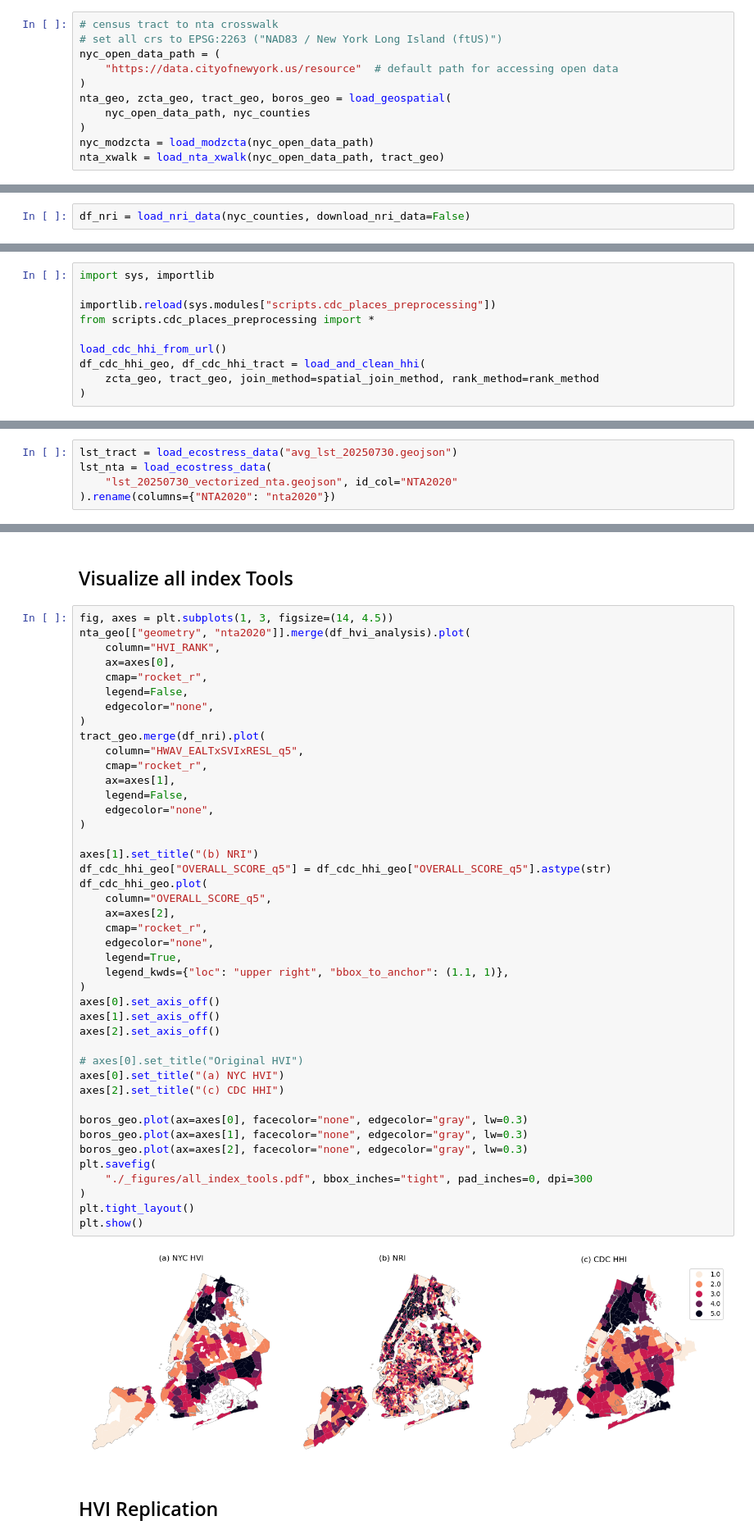
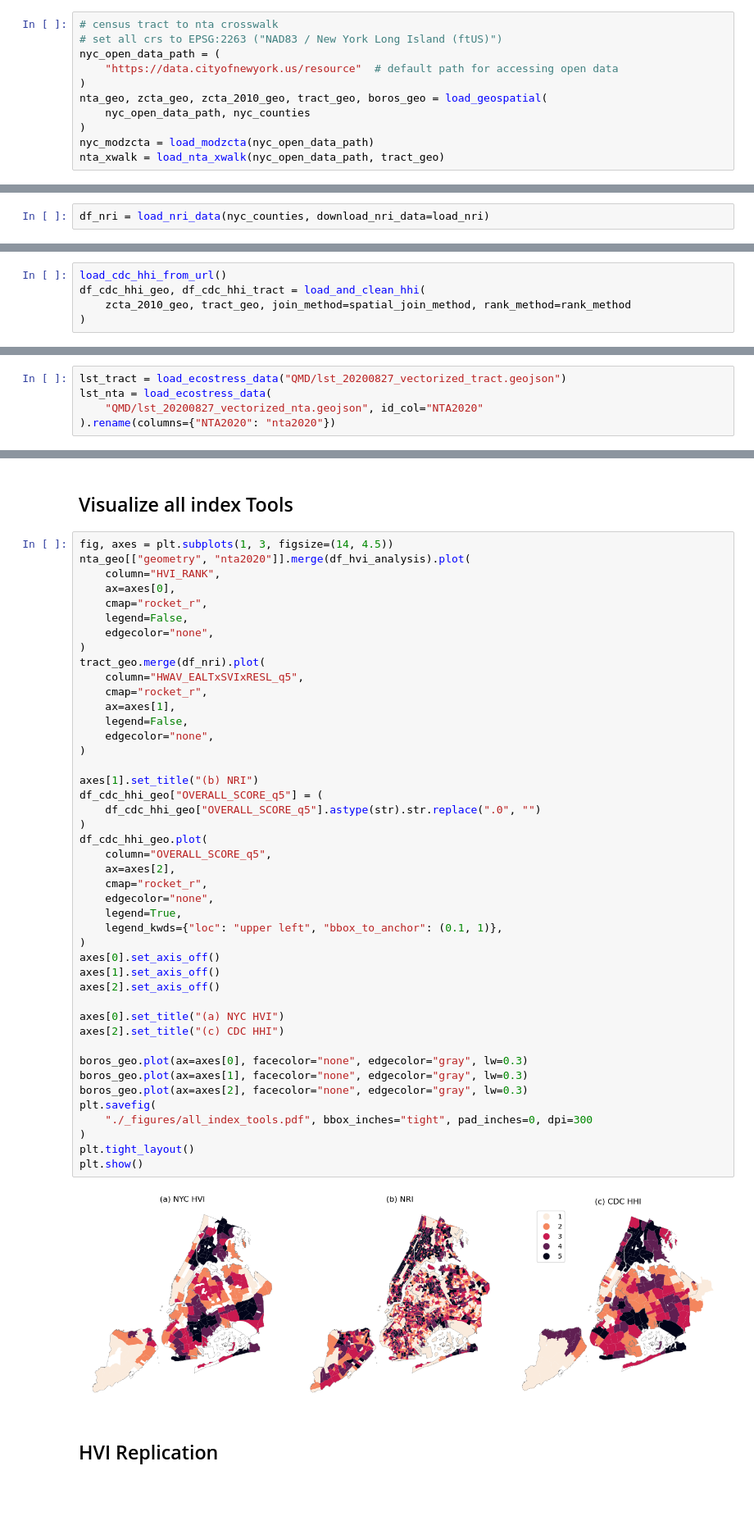
Before and after one commit to jennahgosciak/ScrutinizingIndexRiskAssessments, a Jupyter notebook: replicate-figures.ipynb, the cells around one changed output, grey strips where cells are left out. Shown at 82% size. Drawn from its saved outputs; the diff is of its cells as text; blank space fills up the shorter version.

Commit message:
add in 2010 zcta data

```diff
--- a/replicate-figures.ipynb
+++ b/replicate-figures.ipynb
@@ -40,7 +52,7 @@ markers = ["D", "^", "o"]
 nyc_open_data_path = (
     "https://data.cityofnewyork.us/resource"  # default path for accessing open data
 )
-nta_geo, zcta_geo, tract_geo, boros_geo = load_geospatial(
+nta_geo, zcta_geo, zcta_2010_geo, tract_geo, boros_geo = load_geospatial(
     nyc_open_data_path, nyc_counties
 )
 nyc_modzcta = load_modzcta(nyc_open_data_path)
@@ -95,7 +108,7 @@ Number of values < 0 for median_hhinc is: 86
 # %% [markdown]
 ## Load the National Risk Index Data (NRI)
 # %%
-df_nri = load_nri_data(nyc_counties, download_nri_data=False)
+df_nri = load_nri_data(nyc_counties, download_nri_data=load_nri)
 # %% [output]
 ------------------------
 Loading NRI data (tract-level)
@@ -224,14 +237,9 @@ dtype: str
 # %% [markdown]
 ## Load CDC HHI Data
 # %%
-import sys, importlib
-
-importlib.reload(sys.modules["scripts.cdc_places_preprocessing"])
-from scripts.cdc_places_preprocessing import *
-
 load_cdc_hhi_from_url()
 df_cdc_hhi_geo, df_cdc_hhi_tract = load_and_clean_hhi(
-    zcta_geo, tract_geo, join_method=spatial_join_method, rank_method=rank_method
+    zcta_2010_geo, tract_geo, join_method=spatial_join_method, rank_method=rank_method
 )
 # %% [output]
 ------------------------
@@ -252,9 +260,9 @@ plot_simple_map(df_cdc_hhi_geo, boros_geo, "OVERALL_SCORE_q5", "cdc_hhi.pdf")
 # %% [markdown]
 ## Load ECOSTRESS Data
 # %%
-lst_tract = load_ecostress_data("avg_lst_20250730.geojson")
+lst_tract = load_ecostress_data("QMD/lst_20200827_vectorized_tract.geojson")
 lst_nta = load_ecostress_data(
-    "lst_20250730_vectorized_nta.geojson", id_col="NTA2020"
+    "QMD/lst_20200827_vectorized_nta.geojson", id_col="NTA2020"
 ).rename(columns={"NTA2020": "nta2020"})
 # %% [output]
 ------------------------
@@ -398,37 +405,38 @@ tract_geo.merge(df_nri).plot(
     cmap="rocket_r",
     ax=axes[1],
     legend=False,
     edgecolor="none",
 )
 
 axes[1].set_title("(b) NRI")
-df_cdc_hhi_geo["OVERALL_SCORE_q5"] = df_cdc_hhi_geo["OVERALL_SCORE_q5"].astype(str)
+df_cdc_hhi_geo["OVERALL_SCORE_q5"] = (
+    df_cdc_hhi_geo["OVERALL_SCORE_q5"].astype(str).str.replace(".0", "")
+)
 df_cdc_hhi_geo.plot(
     column="OVERALL_SCORE_q5",
     ax=axes[2],
     cmap="rocket_r",
     edgecolor="none",
     legend=True,
-    legend_kwds={"loc": "upper right", "bbox_to_anchor": (1.1, 1)},
+    legend_kwds={"loc": "upper left", "bbox_to_anchor": (0.1, 1)},
 )
 axes[0].set_axis_off()
 axes[1].set_axis_off()
 axes[2].set_axis_off()
 
-# axes[0].set_title("Original HVI")
 axes[0].set_title("(a) NYC HVI")
 axes[2].set_title("(c) CDC HHI")
 
 boros_geo.plot(ax=axes[0], facecolor="none", edgecolor="gray", lw=0.3)
 boros_geo.plot(ax=axes[1], facecolor="none", edgecolor="gray", lw=0.3)
 boros_geo.plot(ax=axes[2], facecolor="none", edgecolor="gray", lw=0.3)
 plt.savefig(
     "./_figures/all_index_tools.pdf", bbox_inches="tight", pad_inches=0, dpi=300
 )
 plt.tight_layout()
 plt.show()
 # %% [output]
-[figure, old version]
+[figure, new version]
 # %% [markdown]
 ## HVI Replication
 # %%
```
Also changed, not shown: parts of 41 cells of this notebook, 16 other files.
